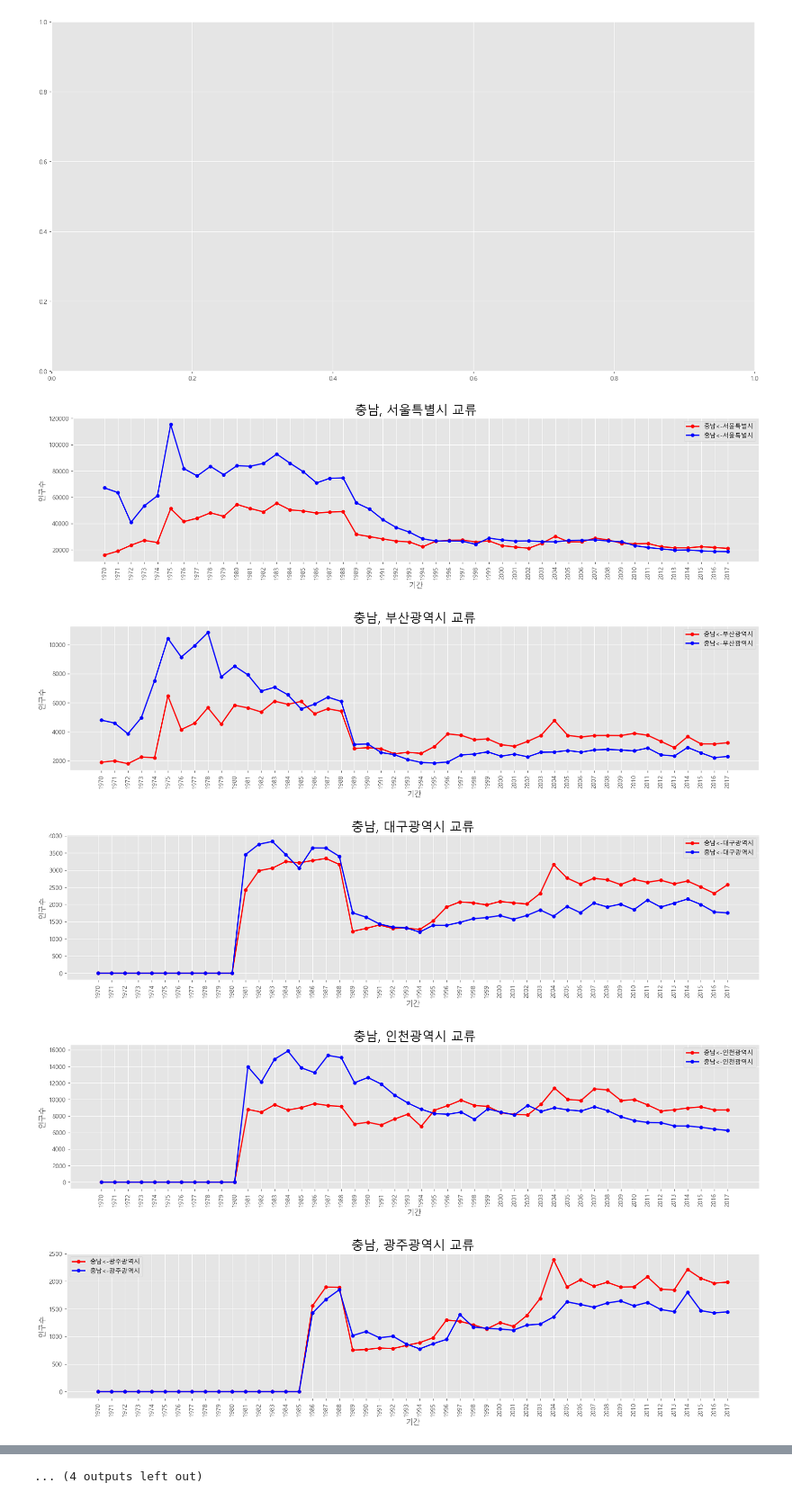
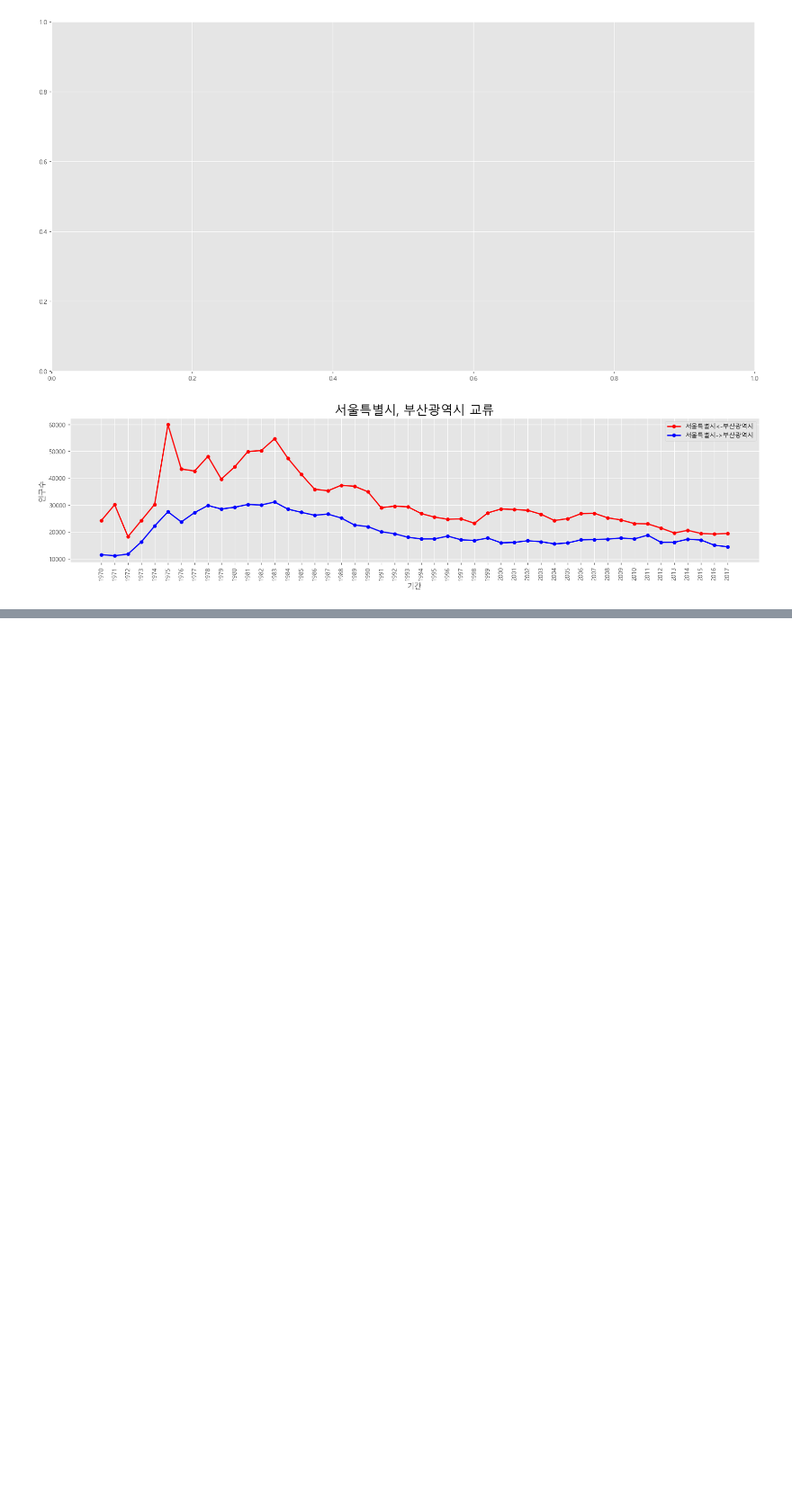
Before and after one commit to yjs3402/python_YJS, a Jupyter notebook: 판다스/판다스천안유입.ipynb, the cells around one changed output, grey strips where cells are left out. Shown at 90% size. Drawn from its saved outputs; the diff is of its cells as text; code cells hidden in the pictures; blank space fills up the shorter version.

```diff
--- a/판다스/판다스천안유입.ipynb
+++ b/판다스/판다스천안유입.ipynb
@@ -152,9 +152,9 @@ ax = fig.add_subplot(1, 1, 1)
 # %% [output]
 [figure]
 # %%
-def set_ax_options(ax, location, col_years):
+def set_ax_options(ax, standard_location, location, col_years):
     ax.legend(loc='best')
-    ax.set_title(f'충남, {location} 교류', size=20)
+    ax.set_title(f'{standard_location}, {location} 교류', size=20)
     ax.set_xlabel('기간', size=12)
     ax.set_ylabel('인구수', size=12)
     ax.set_xticks(range(len(col_years)))
@@ -163,38 +163,41 @@ def set_ax_options(ax, location, col_years):
     ax.tick_params(axis='y', labelsize=10)
     return ax
 # %%
-def draw_graph(standard_location, target_location, df, color1, color2):
-    for loca in range(len(target_location)):
+def draw_graph(standard_location, target_location, df, color1, color2, draw_type):
+    mask = target_location != standard_location
+    target_location = target_location[mask]
+    if draw_type == 'by city':
+        length = len(target_location)
+    elif draw_type == 'by type':
+        length = 2
+    for loca in range(length):
         col_years = list(map(str, range(1970, 2018)))
 
-        # 그림 사이즈 지정(가로 14인치, 세로 5인치)
-        fig = plt.figure(figsize=(20, 5*len(target_location)))
-        ax = fig.add_subplot(len(target_location), 1, loca+1)
+        # 그림 사이즈 지정(가로 20인치, 세로 5*length인치)
+        fig = plt.figure(figsize=(20, 5*length))
+        ax = fig.add_subplot(length, 1, loca+1)
 
         mask_inflow = (df['전출지별'] == target_location[loca]) & (df['전입지별'] == standard_location)
         mask_outflow = (df['전출지별'] == standard_location) & (df['전입지별'] == target_location[loca])
         masks = [ mask_inflow, mask_outflow]
         colorss = [ color1, color2]
+        directions = ['<-', '->']
         for i in range(2):
             df_change_amount = df[masks[i]]
             df_change_amount = df_change_amount.drop(['전입지별'], axis=1)
             df_change_amount = df_change_amount.rename({'전출지별' : '전출지'}, axis=1)
             df_change_amount = df_change_amount.set_index('전출지')
             # 빈칸 값 0으로 대체하기
             for j in range(len(df_change_amount.iloc[0])):
                 if(df_change_amount.iloc[0,j] == '-'):
                     df_change_amount.iloc[0,j] = 0
             ax.plot(col_years, df_change_amount.iloc[0], marker='o', markerfacecolor=colorss[i],
-                    markersize=5, color=colorss[i], linewidth=2, label=f'충남<-{target_location[loca]}')
+                    markersize=5, color=colorss[i], linewidth=2, label=f'{standard_location}{directions[i]}{target_location[loca]}')
 
-        ax = set_ax_options(ax, target_location[loca], col_years)
+        ax = set_ax_options(ax, standard_location, target_location[loca], col_years)
         plt.show()
 
-city_list = ['서울특별시', '부산광역시', '대구광역시', '인천광역시', '광주광역시', '대전광역시', '울산광역시', '세종특별자치시', '경기도', '강원도', '충청북도', '전라북도', '전라남도', '경상남도', '경상북도', '제주특별자치도']
-draw_graph('충청남도', city_list[:], df, 'red', 'blue')
+city_list = df_to_choongnam.index
+draw_graph('서울특별시', city_list[:], df, 'red', 'blue', 'by city'`)
 # %% [output]
-[figure, old version]
+[figure, new version]
-[figure, removed]
-[figure, removed]
-[figure, removed]
-[figure, removed]
@@ -208 +203,0 @@ draw_graph('충청남도', city_list[:], df, 'red', 'blue')
-... (4 outputs left out)
```
Also changed, not shown: parts of 4 cells of this notebook.
